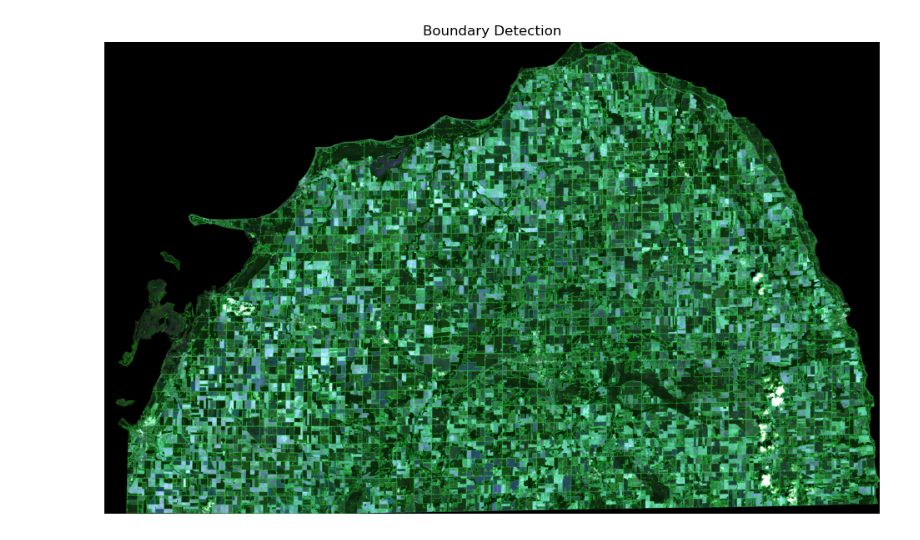
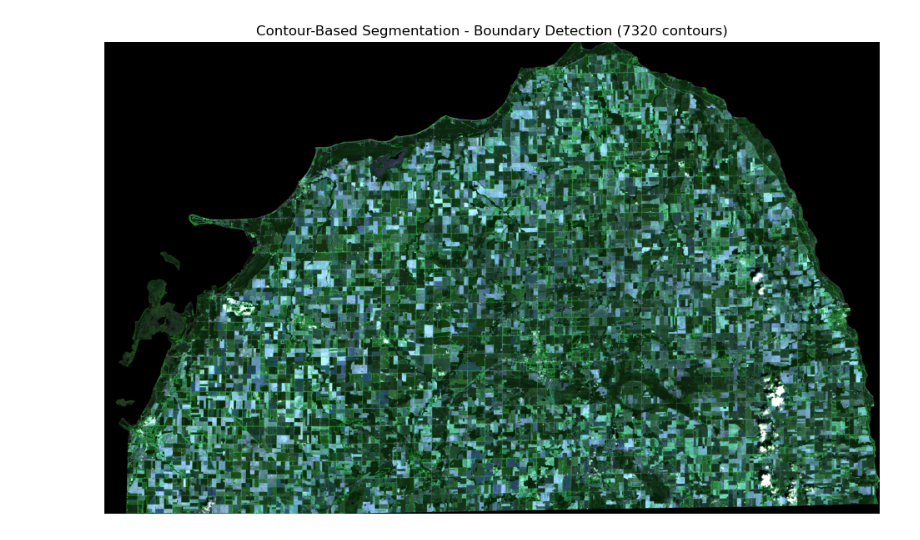
Before and after one commit to lingyundai/DAEN690-Team-Satellite-FBI, a Jupyter notebook: src/cv2-segmentation-contour.ipynb, the cells around one changed output. Saved outputs shown, nothing was run; the diff lists cells and outputs as text; code cells hidden in the pictures.

```diff
--- a/src/cv2-segmentation-contour.ipynb
+++ b/src/cv2-segmentation-contour.ipynb
@@ -41,0 +32,10 @@ filtered_contours = [cnt for cnt in contours if min_area < cv2.contourArea(cnt)
+# %%
+# Find contours with hierarchy information - use RETR_TREE to get the hierarchy
+contours, hierarchy = cv2.findContours(closed_edges, cv2.RETR_TREE, cv2.CHAIN_APPROX_SIMPLE)
+
+# Get hierarchy in the right format
+if hierarchy is not None:
+    hierarchy = hierarchy[0]  # OpenCV returns hierarchy as a nested structure
+else:
+    # If no hierarchy found, just process all contours
+    hierarchy = np.zeros((len(contours), 4), dtype=np.int32) - 1
@@ -67,12 +139,36 @@ plt.show()
-# %%
-# Create boundary image
-boundary_image = img_8bit.copy()
-cv2.drawContours(boundary_image, filtered_contours, -1, (0, 255, 0), 1)
-
-plt.figure(figsize=(12, 12))
-plt.imshow(cv2.cvtColor(boundary_image, cv2.COLOR_BGR2RGB))
-plt.title("Contour-Based Segmentation - Boundary Detection")
-plt.axis('off')
-plt.show()
-# %% [output]
-[figure, removed]
+# %%
+# Create boundary image
+boundary_image = img_8bit.copy()
+# We need to collect the filtered contours that were actually used
+used_contours = []
+for i, idx in enumerate(valid_indices):
+    if idx not in outer_contours_to_ignore:
+        cnt = contours[idx]
+        area = cv2.contourArea(cnt)
+        perimeter = cv2.arcLength(cnt, True) if area > 0 else 0
+
+        if perimeter <= 0:
+            continue
+
+        rect = cv2.minAreaRect(cnt)
+        box_width, box_height = rect[1]
+
+        if min(box_width, box_height) <= 0:
+            continue
+
+        aspect_ratio = max(box_width, box_height) / min(box_width, box_height)
+        rect_area = box_width * box_height
+        rectangularity = area / rect_area if rect_area > 0 else 0
+
+        # Only filter out obvious roads
+        if not (rectangularity > 0.9 and 0.9 < aspect_ratio < 1.1):
+            used_contours.append(cnt)
+
+cv2.drawContours(boundary_image, used_contours, -1, (0, 255, 0), 1)
+plt.figure(figsize=(12, 12))
+plt.imshow(cv2.cvtColor(boundary_image, cv2.COLOR_BGR2RGB))
+plt.title(f"Contour-Based Segmentation - Boundary Detection ({len(used_contours)} contours)")
+plt.axis('off')
+plt.show()
+# %% [output]
+[figure, added]
```
Also changed, not shown: parts of 7 cells of this notebook.
